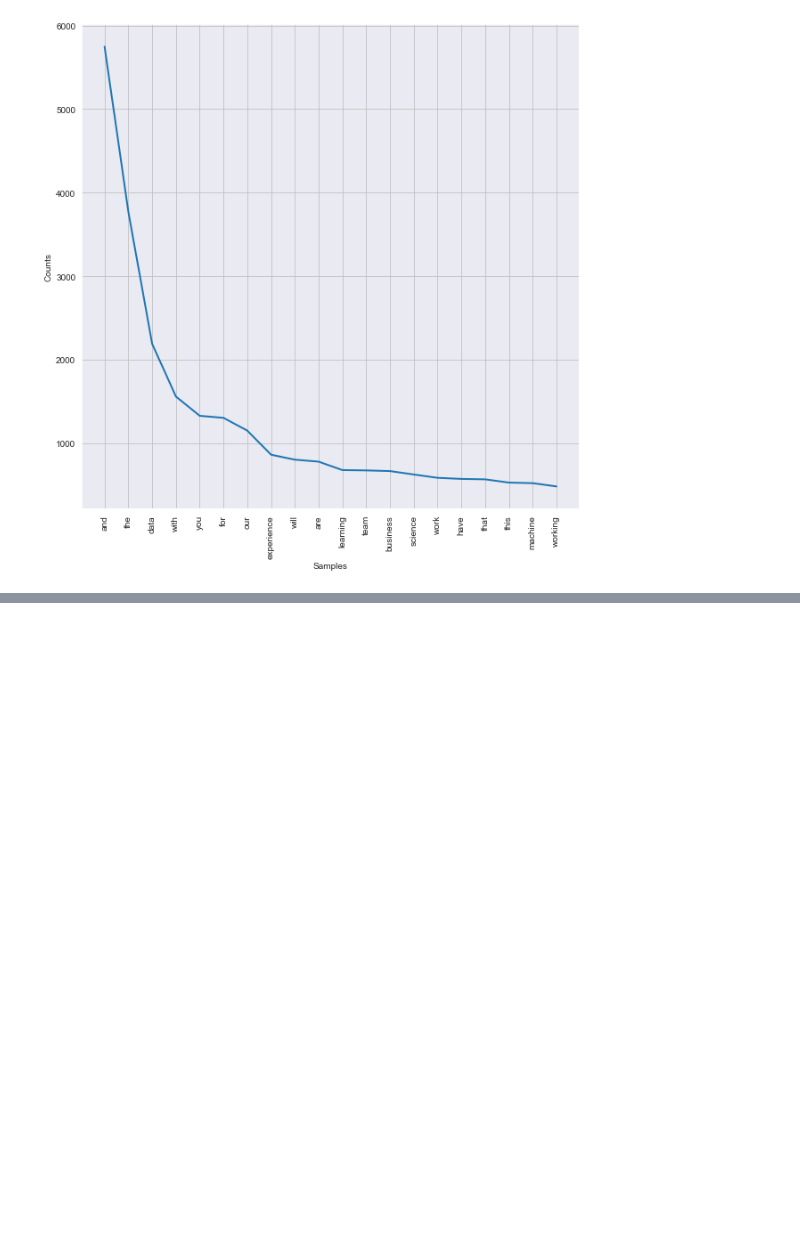
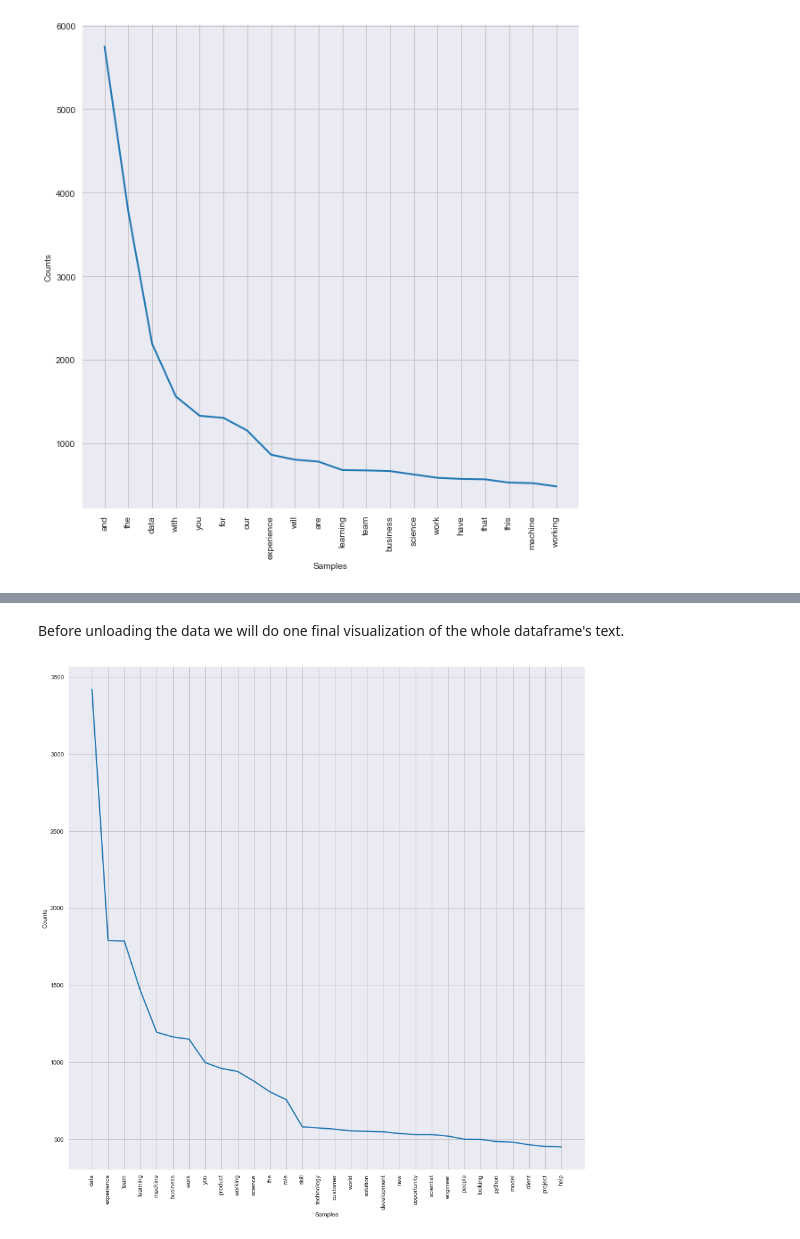
Before and after one commit to Ioana-P/MLEng_vs_DScientist_analysis, a Jupyter notebook: 4b. Data_preprocessing.ipynb, the cells around one changed output, grey strips where cells are left out. Saved outputs shown, nothing was run; the diff lists cells and outputs as text; code cells hidden in the pictures; blank space fills up the shorter version.

```diff
--- a/4b. Data_preprocessing.ipynb
+++ b/4b. Data_preprocessing.ipynb
@@ -156,0 +171,6 @@ f_dist.plot(20);
+# %%
+ds_jobs['is_mleng'] = 0
+mleng_jobs['is_mleng'] = 1
+
+df = pd.concat([ds_jobs, mleng_jobs], axis=0)
+df.shape
@@ -174,0 +196,17 @@ f_dist.plot(20);
+# %%
+stop_words += list(string.punctuation)
+lemmy = WordNetLemmatizer()
+# %%
+def preprocess_data(string):
+    """As a precautionary measure we should try to remove any emails or websites that BS4 missed"""
+    new_str = re.sub(r"\S+@\S+", '', string)
+    new_str = re.sub(r"\S+.co\S+", '', new_str)
+    new_str = re.sub(r"\S+.ed\S+", '', new_str)
+    new_str_tok = tokenizer.tokenize(new_str)
+    new_str_lemm = [lemmy.lemmatize(token) for token in new_str_tok]
+    new_str_cont = ''
+    for tok in new_str_lemm:
+        new_str_cont += tok + ' '
+    return new_str_cont
+# %%
+df.job_descr = df.job_descr.apply(preprocess_data)
@@ -174,0 +222,16 @@ f_dist.plot(20);
+# %% [markdown]
+Before unloading the data we will do one final visualization of the whole dataframe's text.
+# %%
+final_str = []
+job_descr_list = [text for text in df.job_descr.values]
+for job in job_descr_list:
+    tokenized_job = tokenizer.tokenize(job)
+    for token in tokenized_job:
+        if token not in stop_words:
+            final_str.append(token)
+
+f_dist = FreqDist([word.lower() for word in final_str])
+plt.figure(figsize=(15,15))
+f_dist.plot(30);
+# %% [output]
+[figure, added]
```
Also changed, not shown: parts of 18 cells of this notebook, 1 other file.
